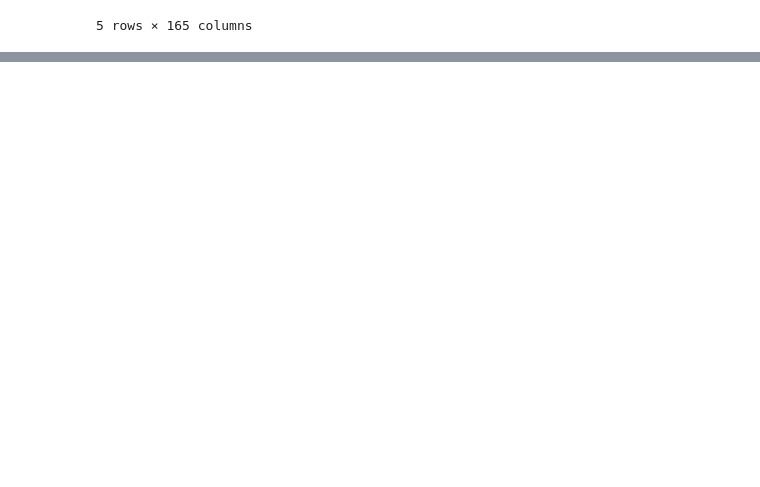
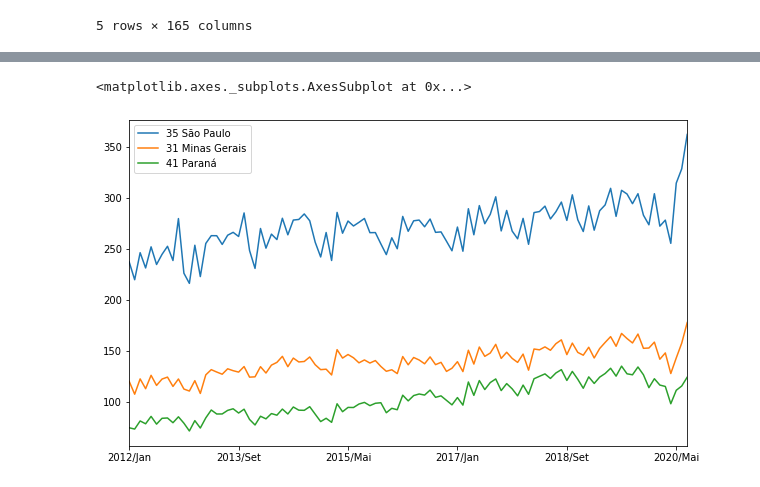
Before and after one commit to bibianaprevedello/Bootcamp-Alura, a Jupyter notebook: Módulo 01 - Python e Pandas para Análise de Dados Reais.ipynb, the cells around one changed output, grey strips where cells are left out. Cells and saved outputs as stored; diff of their text form; code cells hidden in the pictures; blank space fills up the shorter version.

```diff
--- a/Módulo 01 - Python e Pandas para Análise de Dados Reais.ipynb
+++ b/Módulo 01 - Python e Pandas para Análise de Dados Reais.ipynb
@@ -523,6 +523,8 @@ regiao_sudeste.T.plot(figsize=(10,6))
 [figure]
 # %% [markdown]
 - Deixar o gráfico mais bonito (título, legenda, escala)
+# %%
+ordenado_por_total = ordenado_por_total.drop("Região", axis=1)
 # %%
 ordenado_por_total.head(5).T
 # %% [output]
@@ -663,0 +668,3 @@ usaveis.head()
+# %%
+ordenado_por_total = ordenado_por_total / 1000000
+ordenado_por_total.head(5).T.plot(figsize=(10,6))
@@ -663,0 +674,6 @@ usaveis.head()
+# %%
+meses_filtrados = ordenado_por_total.columns[47:150]
+ordenado_por_total[meses_filtrados].head(3).T.plot(figsize=(10,6))
+# %% [output]
+<matplotlib.axes._subplots.AxesSubplot at 0x...>
+[figure, added]
```
Also changed, not shown: parts of 5 cells of this notebook.
